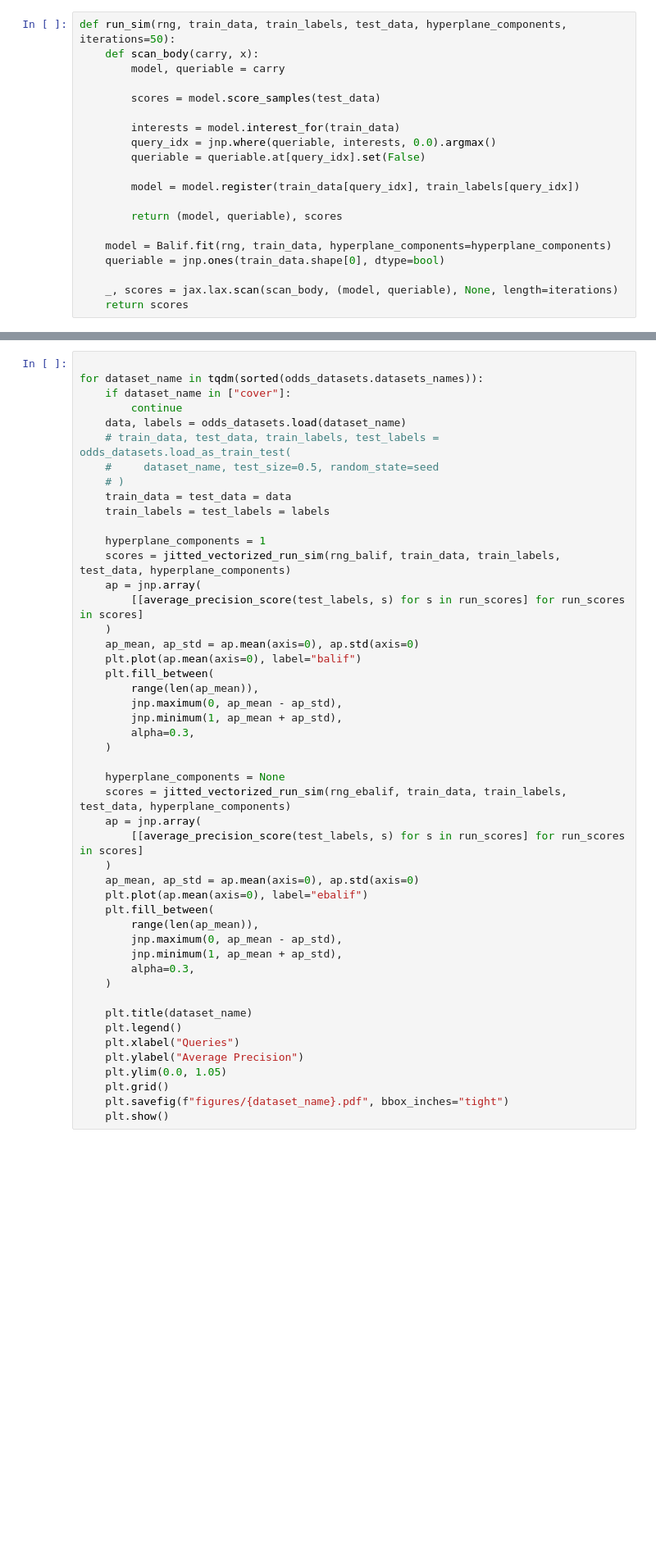
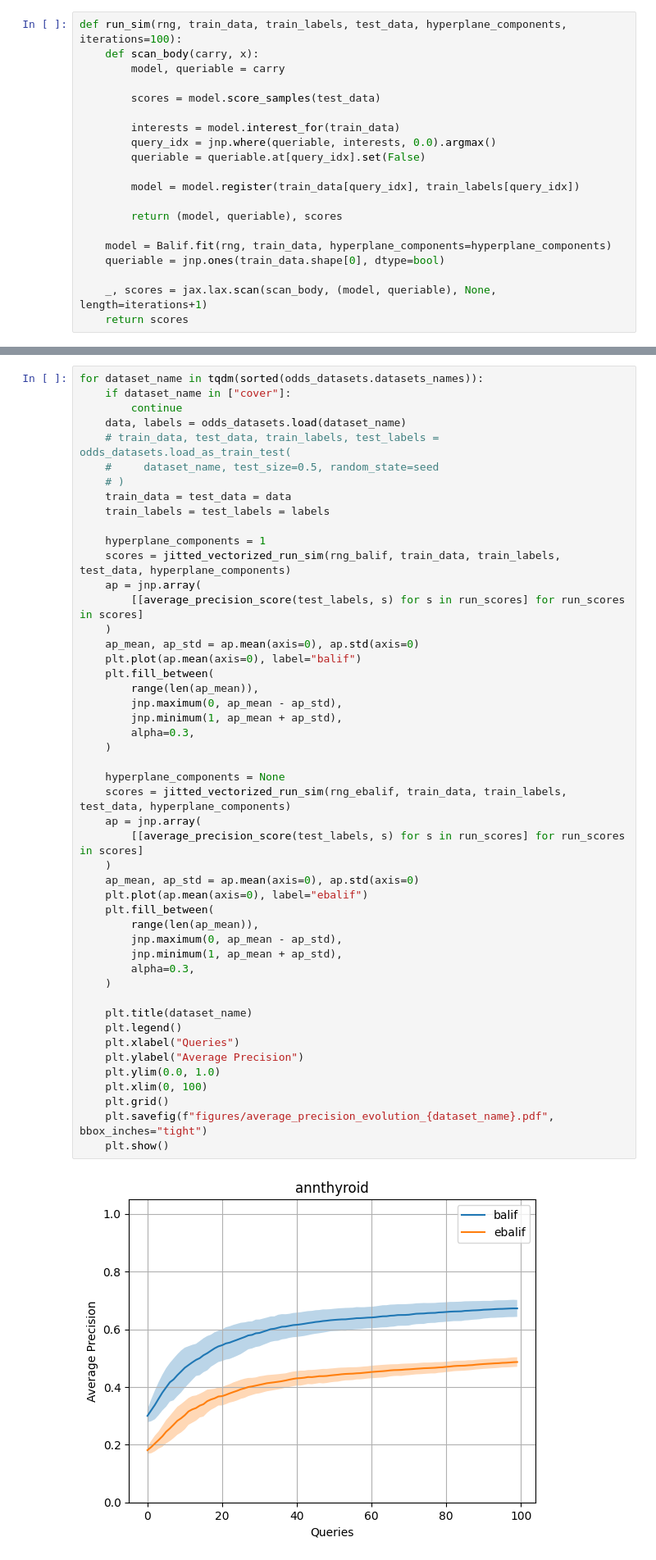
Before and after one commit to davidesartor/balif, a Jupyter notebook: jax/real data experiments.ipynb, the cells around one changed output, grey strips where cells are left out. Shown at 82% size. Cells and saved outputs as stored; diff of their text form; blank space fills up the shorter version.

Commit message:
Add new PDF files for average precision evolution

```diff
--- a/jax/real data experiments.ipynb
+++ b/jax/real data experiments.ipynb
@@ -10,7 +10,7 @@ import odds_datasets
 from balif import Balif
 from sklearn.metrics import average_precision_score
 # %%
-def run_sim(rng, train_data, train_labels, test_data, hyperplane_components, iterations=50):
+def run_sim(rng, train_data, train_labels, test_data, hyperplane_components, iterations=100):
     def scan_body(carry, x):
         model, queriable = carry
 
@@ -27,7 +27,7 @@ def run_sim(rng, train_data, train_labels, test_data, hyperplane_components, ite
     model = Balif.fit(rng, train_data, hyperplane_components=hyperplane_components)
     queriable = jnp.ones(train_data.shape[0], dtype=bool)
 
-    _, scores = jax.lax.scan(scan_body, (model, queriable), None, length=iterations)
+    _, scores = jax.lax.scan(scan_body, (model, queriable), None, length=iterations+1)
     return scores
 # %%
 seed = 42
@@ -58,5 +44,4 @@ jitted_vectorized_run_sim = jax.jit(
 # %%
-
 for dataset_name in tqdm(sorted(odds_datasets.datasets_names)):
     if dataset_name in ["cover"]:
         continue
@@ -74,32 +59,35 @@ for dataset_name in tqdm(sorted(odds_datasets.datasets_names)):
     )
     ap_mean, ap_std = ap.mean(axis=0), ap.std(axis=0)
     plt.plot(ap.mean(axis=0), label="balif")
     plt.fill_between(
         range(len(ap_mean)),
         jnp.maximum(0, ap_mean - ap_std),
         jnp.minimum(1, ap_mean + ap_std),
         alpha=0.3,
     )
 
     hyperplane_components = None
     scores = jitted_vectorized_run_sim(rng_ebalif, train_data, train_labels, test_data, hyperplane_components)
     ap = jnp.array(
         [[average_precision_score(test_labels, s) for s in run_scores] for run_scores in scores]
     )
     ap_mean, ap_std = ap.mean(axis=0), ap.std(axis=0)
     plt.plot(ap.mean(axis=0), label="ebalif")
     plt.fill_between(
         range(len(ap_mean)),
         jnp.maximum(0, ap_mean - ap_std),
         jnp.minimum(1, ap_mean + ap_std),
         alpha=0.3,
     )
 
     plt.title(dataset_name)
     plt.legend()
     plt.xlabel("Queries")
     plt.ylabel("Average Precision")
-    plt.ylim(0.0, 1.05)
+    plt.ylim(0.0, 1.0)
+    plt.xlim(0, 100)
     plt.grid()
-    plt.savefig(f"figures/{dataset_name}.pdf", bbox_inches="tight")
+    plt.savefig(f"figures/average_precision_evolution_{dataset_name}.pdf", bbox_inches="tight")
     plt.show()
+# %% [output]
+[figure, added]
```
Also changed, not shown: parts of 2 cells of this notebook, 10 other files.
